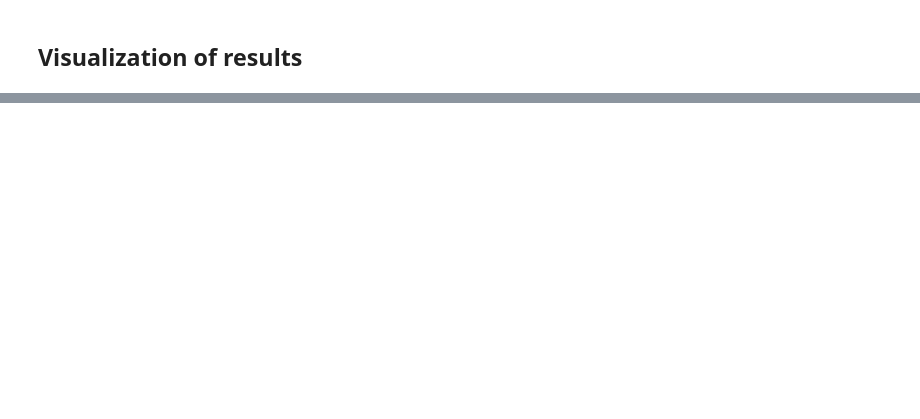
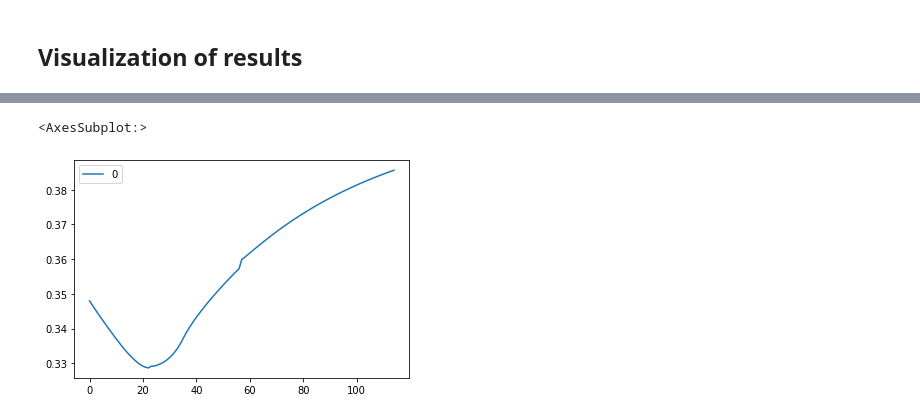
Before and after one commit to alextremo0205/SWMM_Hybrid_approach, a Jupyter notebook: UDS_Emulator.ipynb, the cells around one changed output, grey strips where cells are left out. Drawn from its saved outputs; the diff is of its cells as text; code cells hidden in the pictures; blank space fills up the shorter version.

Commit message:
Fixed Rollout

```diff
--- a/UDS_Emulator.ipynb
+++ b/UDS_Emulator.ipynb
@@ -170,2 +205,0 @@ zero_cases_simulations = utils.extract_simulations_from_folders(zero_cases_simul
-# %%
-gnn_model = GNNModel()
@@ -212,0 +250,3 @@ pd.Series(results_np[110, :]).plot()
+# %%
+rollout_results = gnn_model(norm_sim_in_window)
+unnormalized_rollout = normalizer.unnormalize_heads(rollout_results)
@@ -212,0 +280,5 @@ pd.Series(results_np[110, :]).plot()
+# %%
+pd.DataFrame(rollout_results[node,:].detach().numpy()).plot()
+# %% [output]
+<AxesSubplot:>
+[figure, added]
```
Also changed, not shown: parts of 35 cells of this notebook, 4 other files.
